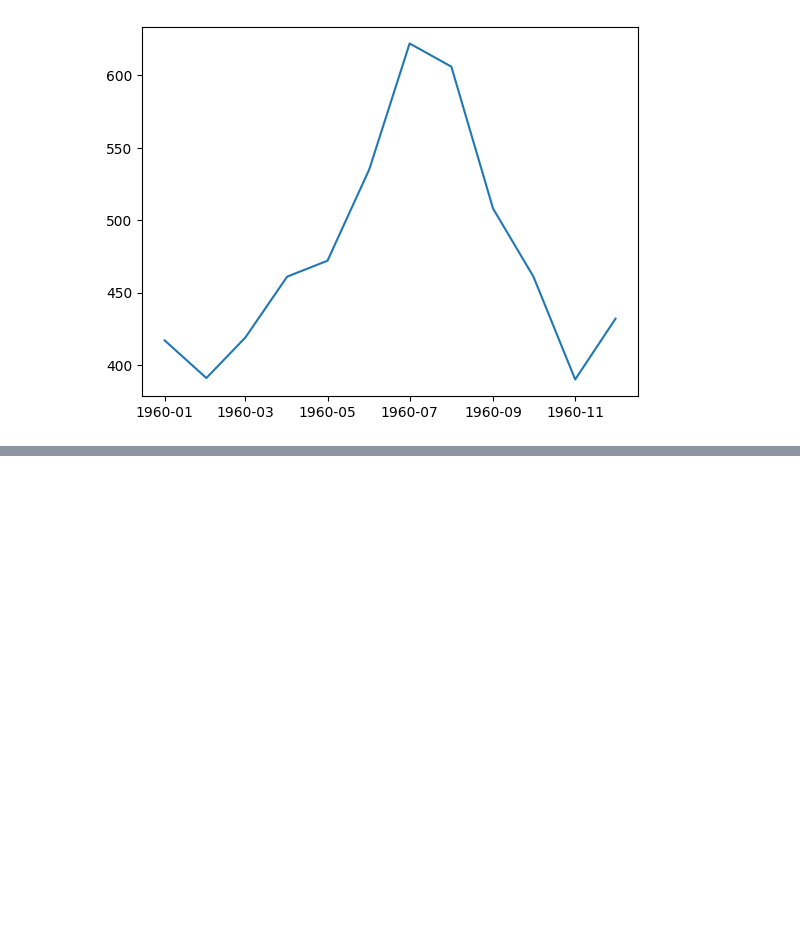
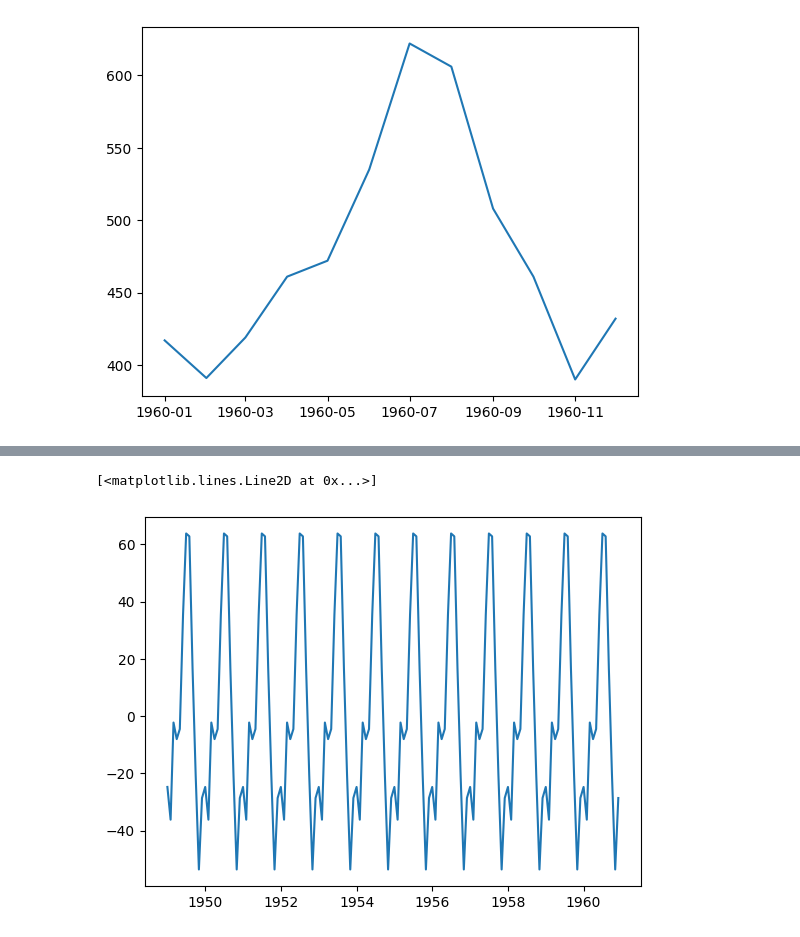
Before and after one commit to stephanyresque/Ciencia-de-dados, a Jupyter notebook: Series_Temporais.ipynb, the cells around one changed output, grey strips where cells are left out. Drawn from its saved outputs; the diff is of its cells as text; code cells hidden in the pictures; blank space fills up the shorter version.

```diff
--- a/Series_Temporais.ipynb
+++ b/Series_Temporais.ipynb
@@ -195,0 +203,3 @@ plt.plot(ts_datas)
+# %%
+# Decomposição da série temporal, criando uma variável para cada formato
+decomposicao = seasonal_decompose(ts)
@@ -195,0 +226,4 @@ plt.plot(ts_datas)
+# %%
+#sazonalidade
+sazonal = decomposicao.seasonal
+sazonal
@@ -195,0 +266,5 @@ plt.plot(ts_datas)
+# %%
+plt.plot(sazonal)
+# %% [output]
+[<matplotlib.lines.Line2D at 0x...>]
+[figure, added]
```
Also changed, not shown: parts of 8 cells of this notebook.
